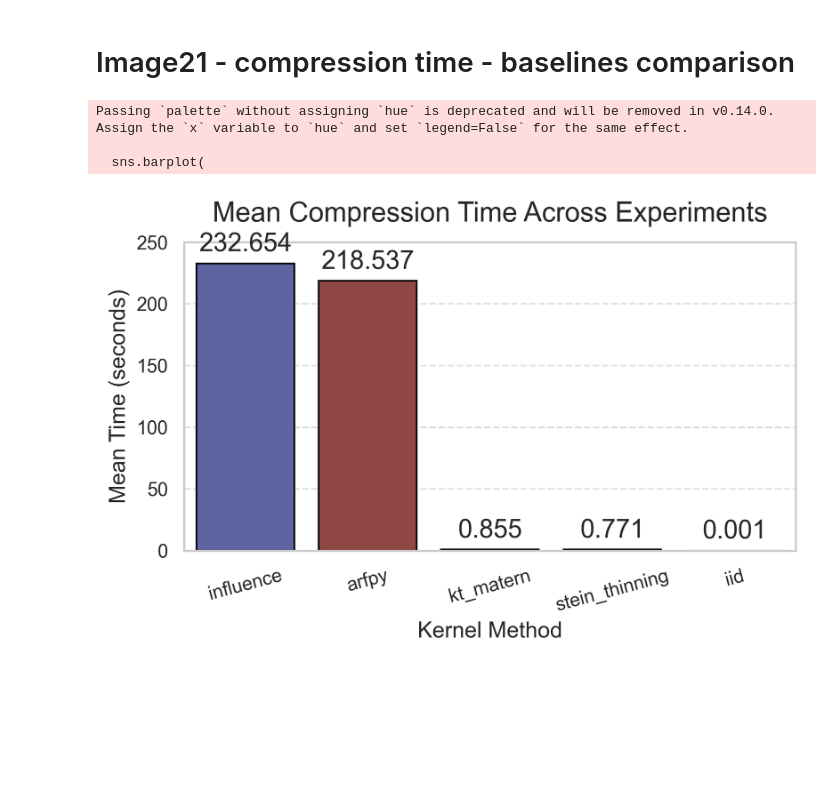
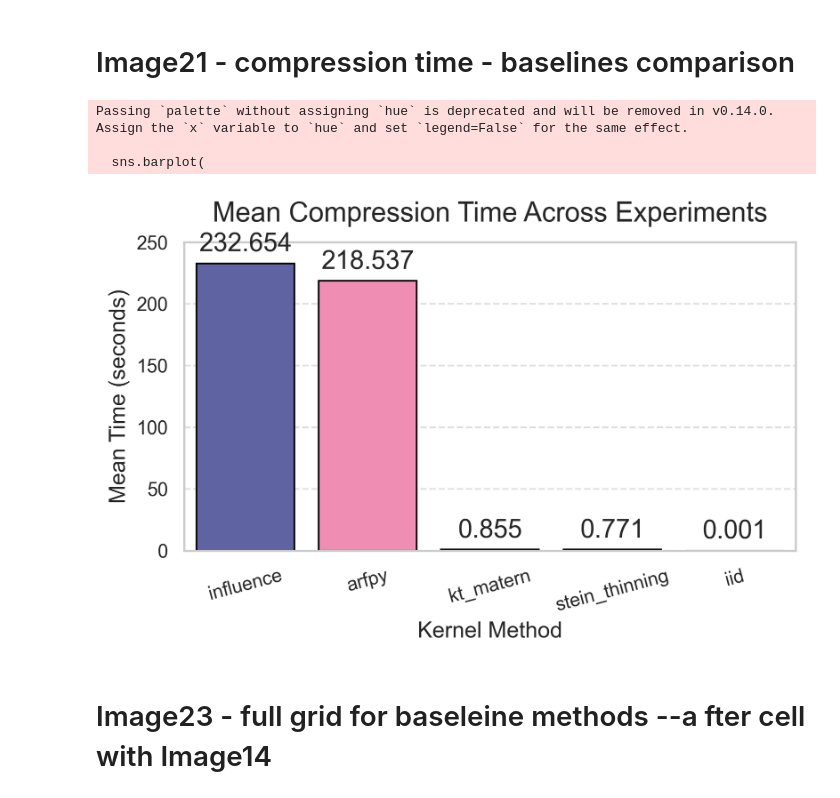
Before and after one commit to kateqwerty001/bsc-compress-then-explain, a Jupyter notebook: visualizations/Image6-11,13-19.ipynb, the cells around one changed output. Cells and saved outputs as stored; diff of their text form; code cells hidden in the pictures; blank space fills up the shorter version.

Commit message:
baselines plot updated - another colours+ grid 4 x 4 ccreated

```diff
--- a/visualizations/Image6-11,13-19.ipynb
+++ b/visualizations/Image6-11,13-19.ipynb
@@ -2807,9 +2817,9 @@ sns.set_theme(
 
 method_colors = {
     "kt_matern": "#59A14F",
-    "arfpy": "#9E3B3B",
-    "stein_thinning":"#9CAB84",
-    "influence":"#5459AC",
+    "arfpy": "#FF7DB0",
+    "stein_thinning": "#B8DB80",
+    "influence": "#5459AC",
     "iid": "#1F51FF",
 }
 
@@ -2838,31 +2848,33 @@ ax.set_ylabel("Mean Time (seconds)", fontsize=13)
 ax.tick_params(axis="x", rotation=15)
 ax.tick_params(axis="both", labelsize=11)
 
 # --- Grid ---
 ax.grid(axis="y", linestyle="--", alpha=0.6)
 ax.grid(axis="x", visible=False)
 
 ax.set_ylim(0, 250)
 
 # --- Annotations ---
 for container in ax.containers:
     ax.bar_label(
         container,
         fmt="%.3f",
         padding=4,
         fontsize=15
     )
 
 # --- Layout & Save ---
 plt.tight_layout()
 plt.savefig(
     "Image21/compression_time_baselines_compared.pdf",
     format="pdf",
     dpi=300,
     bbox_inches="tight"
 )
 # %% [output]
 Passing `palette` without assigning `hue` is deprecated and will be removed in v0.14.0. Assign the `x` variable to `hue` and set `legend=False` for the same effect.
 
   sns.barplot(
-[figure, old version]
+[figure, new version]
+# %% [markdown]
+# Image23 - full grid for baseleine methods --a fter cell with Image14
```
Also changed, not shown: parts of 3 cells of this notebook, 10 other files.
